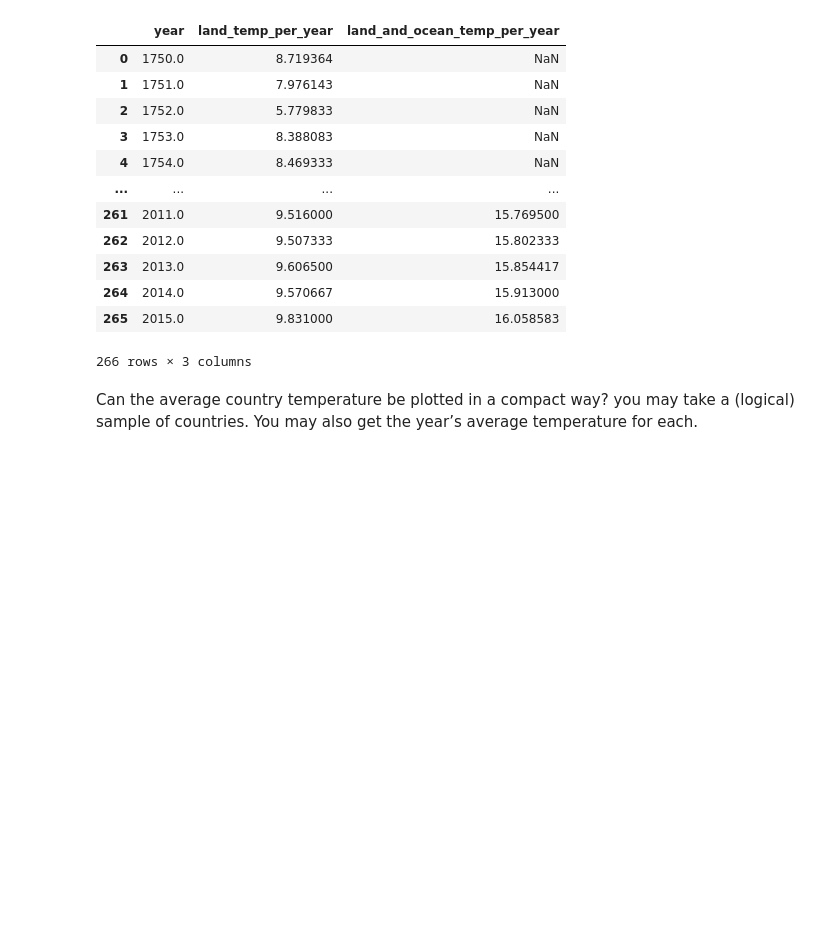
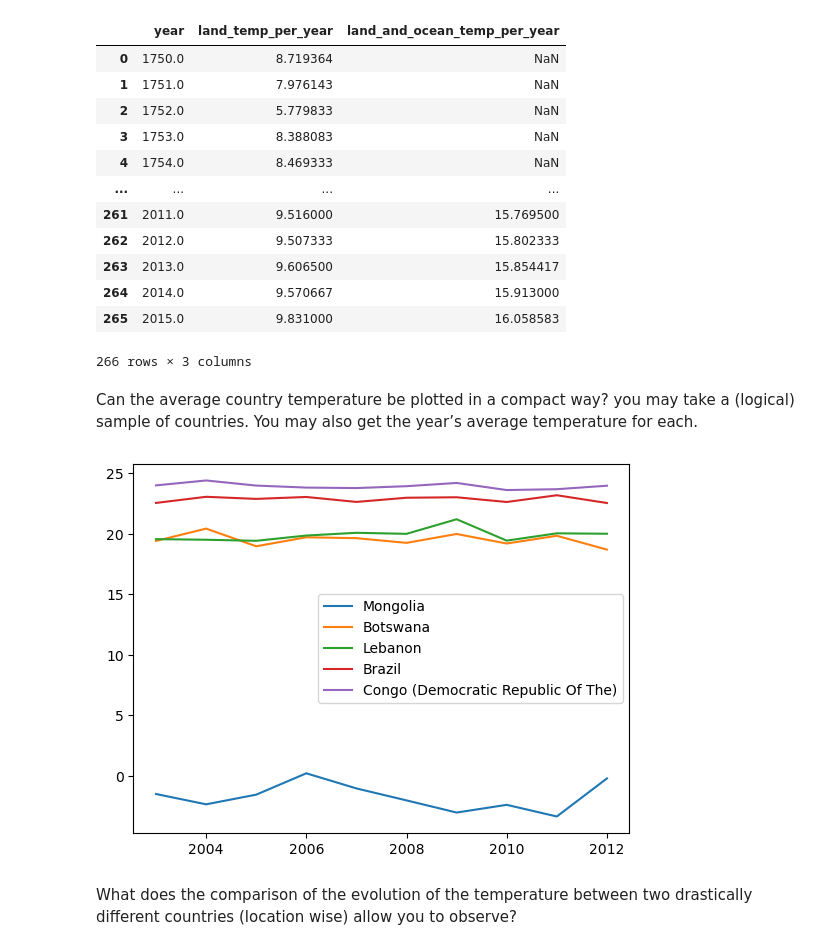
Before and after one commit to TanZng/ot6-cloud, a Jupyter notebook: analytics.ipynb, the cells around one changed output. Drawn from its saved outputs; the diff is of its cells as text; code cells hidden in the pictures; blank space fills up the shorter version.

```diff
--- a/analytics.ipynb
+++ b/analytics.ipynb
@@ -3,14 +4,14 @@ import pandas as pd
 # %%
 # load data
-DATA_FILE_PATH = 'insert path here'
+DATA_FILE_PATH = 'C:/Users/Celine/Downloads/GlobalWarmingTrends/'
 DATA_FILE_NAME_GLOBAL = 'GlobalTemperatures.csv'
-DATA_FILE_NAME_CITY = 'GlobalTemperaturesByCity.csv'
+DATA_FILE_NAME_CITY = 'GlobalLandTemperaturesByCity.csv'
 
 df_global = pd.read_csv(DATA_FILE_PATH + DATA_FILE_NAME_GLOBAL)
 df_global['dt'] = pd.to_datetime(df_global['dt'], format='%Y-%m-%d')
 
 df_per_city = pd.read_csv(DATA_FILE_PATH + DATA_FILE_NAME_CITY)
-df_per_city['dt'] = pd.to_datetime(df_per_city['dt'], format='%Y-%m-%d')
+df_per_city['date'] = pd.to_datetime(df_per_city['date'], format='%Y-%m-%d')
 # %% [markdown]
 Can global warming be observed on earth's temperature evolution?
 # %%
@@ -42,6 +43,4 @@ display(average_temp_per_year_df.sort_values(by=['year']))
 | 265 | 2015.0 | 9.831000 | 16.058583 |
 266 rows × 3 columns
 # %% [markdown]
-Can the average country temperature be plotted in a compact way? you
-may take a (logical) sample of countries. You may also get the year’s
-average temperature for each.
+Can the average country temperature be plotted in a compact way? you may take a (logical) sample of countries. You may also get the year’s average temperature for each.
@@ -50,0 +47,22 @@ df_per_city
+# %%
+# get average temperature per country
+countries = list(set(df_per_city.Country.to_list()))
+years = range(2003, 2013)
+
+for country in countries[:5]:
+    # get average temperature
+    df_country = df_per_city.loc[df_per_city["Country"] == country]
+    mean_country_temp = df_country.AverageTemperature.mean()
+    #print(country, mean_country_temp)
+    df_country_year = df_country.groupby(df_country.date.dt.year)['AverageTemperature'].mean()
+    #display(df_country_year.tail(10))
+    plt.plot(years, df_country_year.tail(10).to_list(), label = country)
+
+plt.legend()
+plt.show()
+# %% [output]
+[figure, added]
+# %% [markdown]
+What does the comparison of the evolution of the temperature
+between two drastically different countries (location wise) allow you to
+observe?
```
Also changed, not shown: parts of 5 cells of this notebook.
